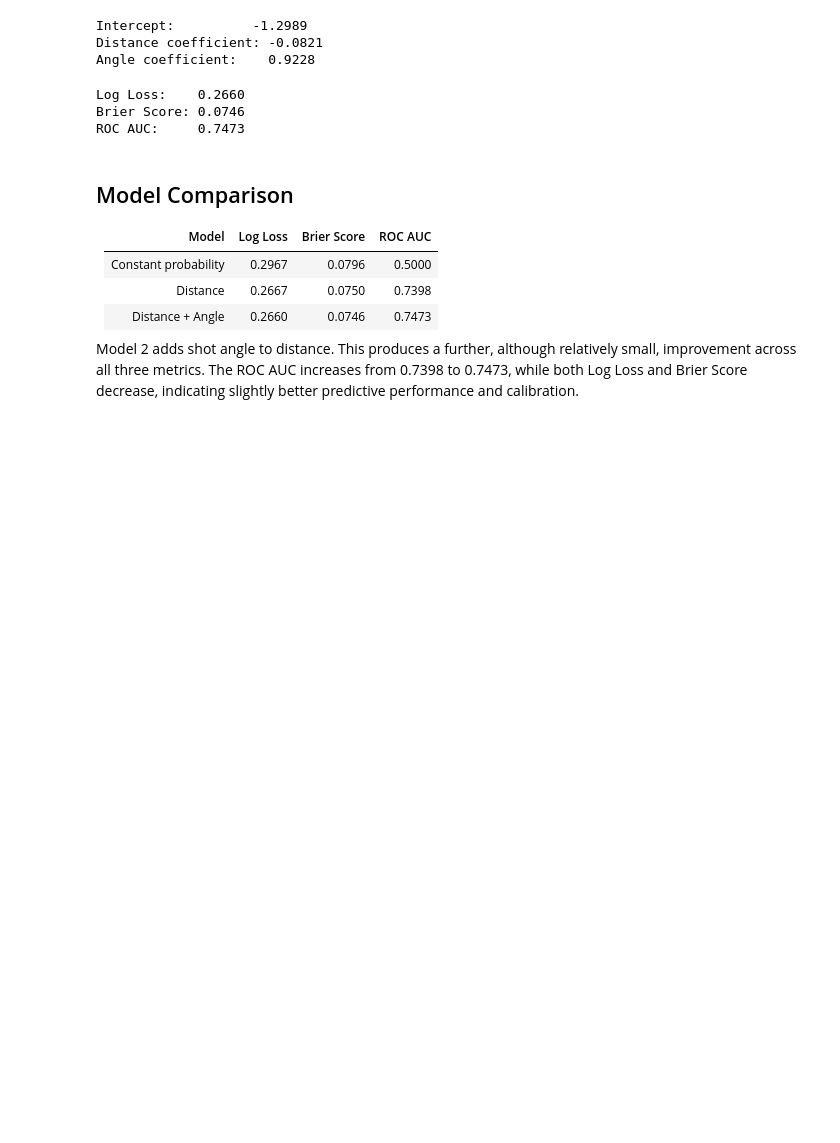
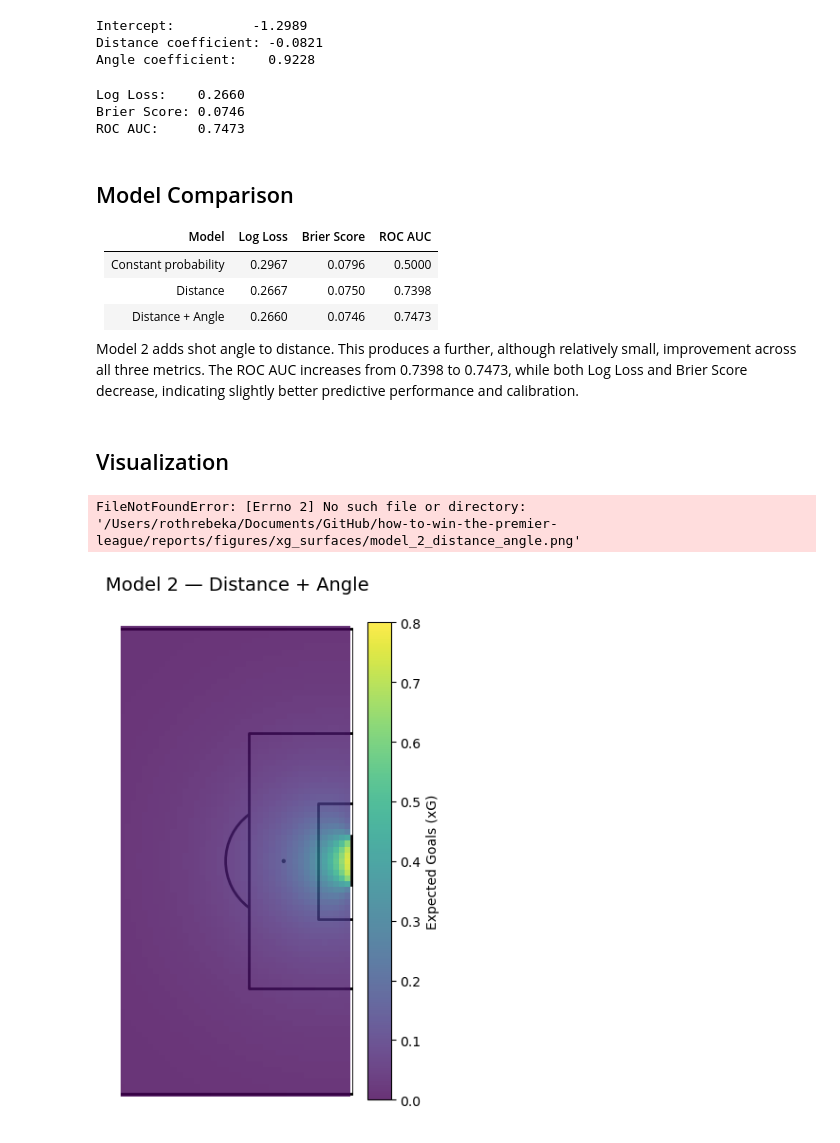
Before and after one commit to rebekaroth/how-to-win-the-premier-league, a Jupyter notebook: notebooks/01_expected_goals/02_distance_angle.ipynb, the cells around one changed output. Saved outputs shown, nothing was run; the diff lists cells and outputs as text; code cells hidden in the pictures; blank space fills up the shorter version.

Commit message:
add xg surface visualizations

```diff
--- a/notebooks/01_expected_goals/02_distance_angle.ipynb
+++ b/notebooks/01_expected_goals/02_distance_angle.ipynb
@@ -222,3 +223,5 @@ ROC AUC:     0.7473
 | Distance + Angle | 0.2660 | 0.0746 | 0.7473 |
 
 Model 2 adds shot angle to distance. This produces a further, although relatively small, improvement across all three metrics. The ROC AUC increases from 0.7398 to 0.7473, while both Log Loss and Brier Score decrease, indicating slightly better predictive performance and calibration.
+# %% [markdown]
+## Visualization
@@ -224,0 +281,9 @@ Model 2 adds shot angle to distance. This produces a further, although relativel
+# %%
+fig, ax = plot_xg_surface(
+    predict_distance_angle_xg,
+    title="Model 2 — Distance + Angle",
+    save_path="../../reports/figures/xg_surfaces/model_2_distance_angle.png"
+)
+# %% [output]
+FileNotFoundError: [Errno 2] No such file or directory: '/Users/rothrebeka/Documents/GitHub/how-to-win-the-premier-league/reports/figures/xg_surfaces/model_2_distance_angle.png'
+[figure, added]
```
Also changed, not shown: parts of 2 cells of this notebook, 5 other files.
